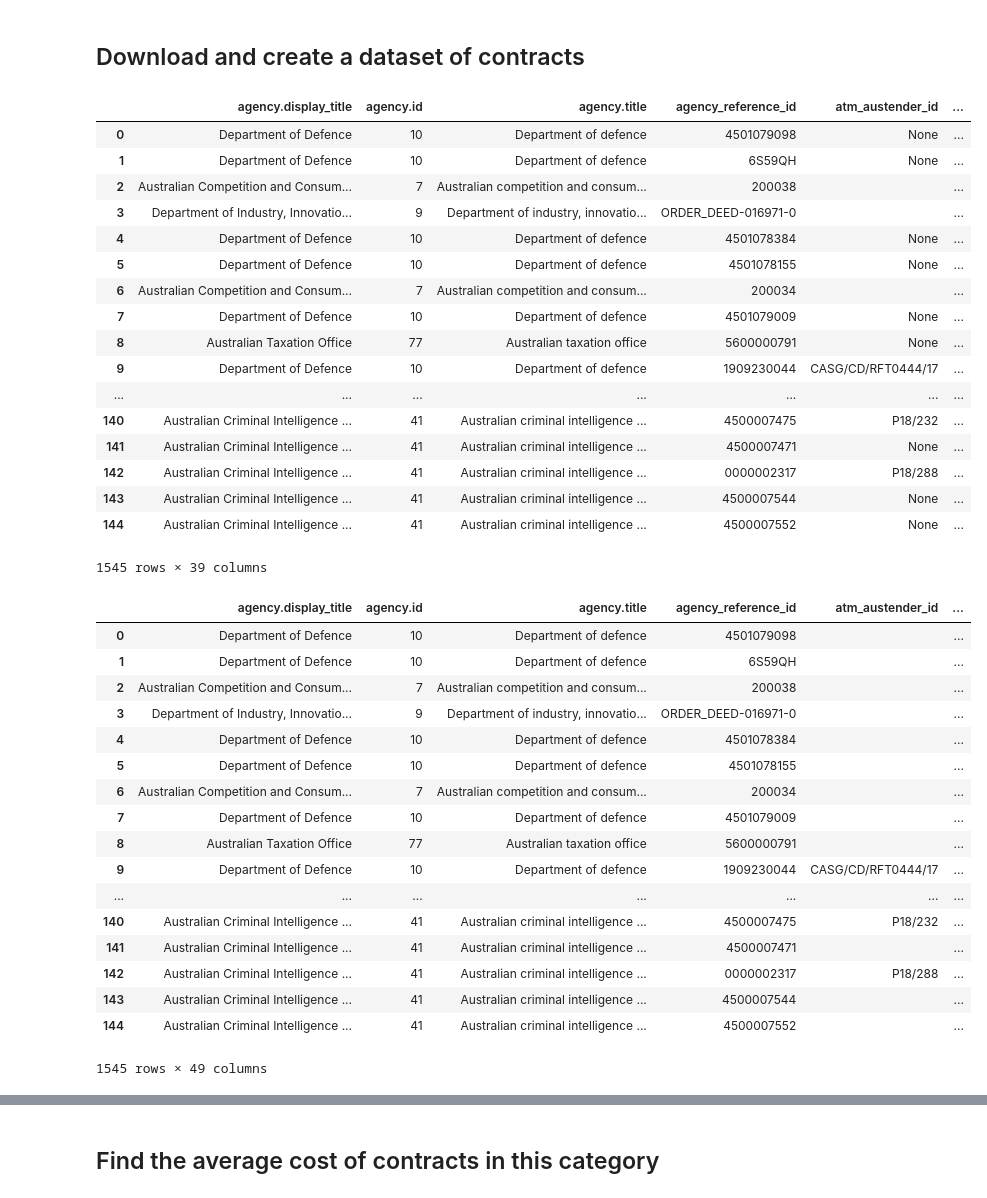
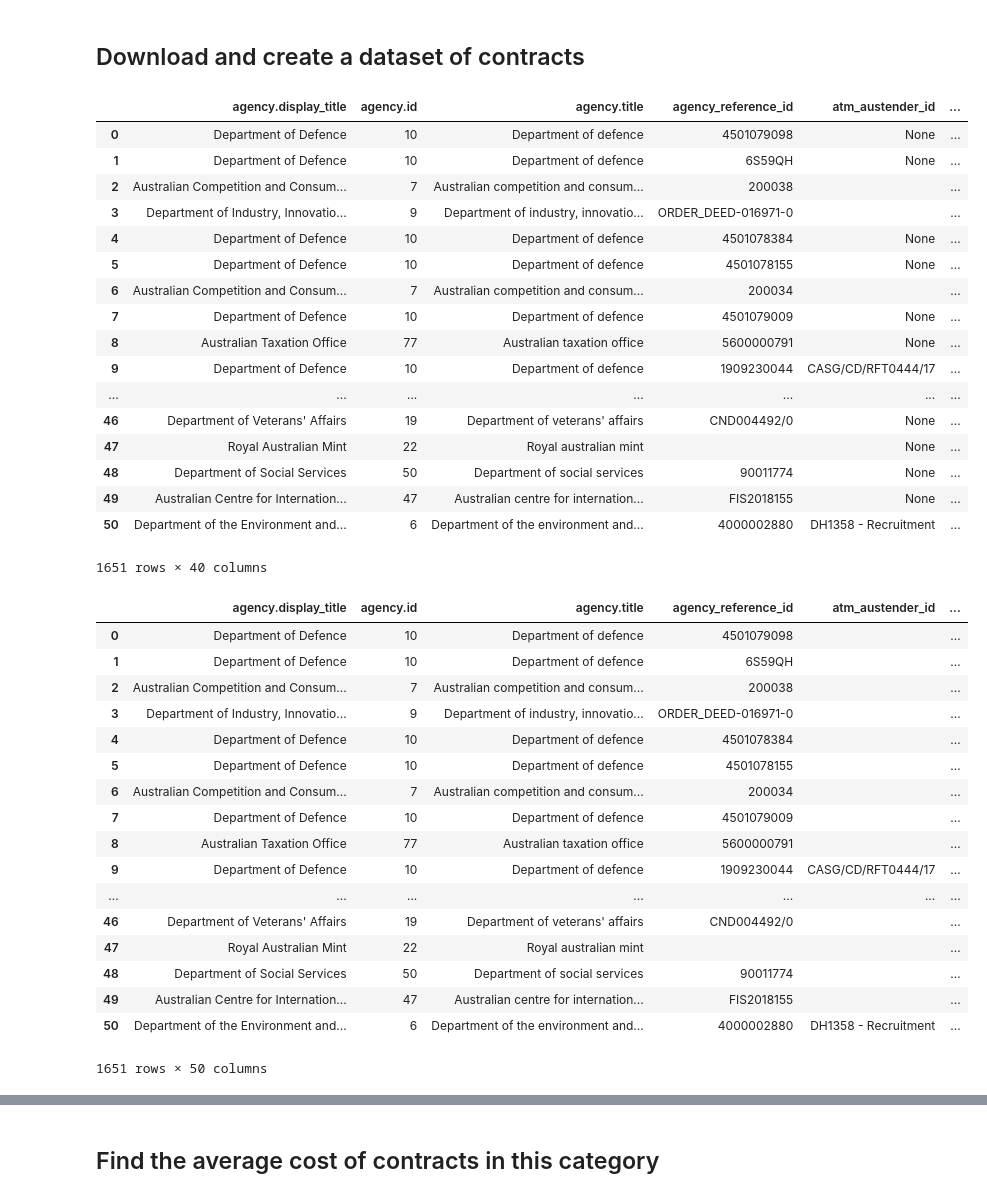
Before and after one commit to bpandrew/govconnectapi, a Jupyter notebook: Untitled.ipynb, the cells around one changed output, grey strips where cells are left out. Drawn from its saved outputs; the diff is of its cells as text; code cells hidden in the pictures.

```diff
--- a/Untitled.ipynb
+++ b/Untitled.ipynb
@@ -15,40 +15,40 @@ session = {"endpoint":"http://127.0.0.1:5000/"}#
 
 QUERY_ENDPOINT = session['endpoint']+"contracts_data?page=0"
 uResponse = requests.get(url = QUERY_ENDPOINT)
 query_data = json.loads(uResponse.text)
 pages = int(query_data['pages'])
-pages = 10 # force the maximum number of pages ***** TEMP ******
+pages = 50 # force the maximum number of pages ***** TEMP ******
 
 df = pd.DataFrame()
 
 for i in range(pages):
     QUERY_ENDPOINT = session['endpoint']+"contracts_data?page="+str(i+1)
     uResponse = requests.get(url = QUERY_ENDPOINT)
     query_data = json.loads(uResponse.text)
     df_temp = json_normalize(query_data['data'])
     df = pd.concat([df, df_temp], sort=False)
 
 df = df.drop(['branch', 'division', 'son', 'unspsc'], axis=1) # drop the json 'column headers'
 df
 # %% [output]
 |  | agency.display_title | agency.id | agency.title | agency_reference_id | atm_austender_id | ... |
 | 0 | Department of Defence | 10 | Department of defence | 4501079098 | None | ... |
 | 1 | Department of Defence | 10 | Department of defence | 6S59QH | None | ... |
 | 2 | Australian Competition and Consum... | 7 | Australian competition and consum... | 200038 |  | ... |
 | 3 | Department of Industry, Innovatio... | 9 | Department of industry, innovatio... | ORDER_DEED-016971-0 |  | ... |
 | 4 | Department of Defence | 10 | Department of defence | 4501078384 | None | ... |
 | 5 | Department of Defence | 10 | Department of defence | 4501078155 | None | ... |
 | 6 | Australian Competition and Consum... | 7 | Australian competition and consum... | 200034 |  | ... |
 | 7 | Department of Defence | 10 | Department of defence | 4501079009 | None | ... |
 | 8 | Australian Taxation Office | 77 | Australian taxation office | 5600000791 | None | ... |
 | 9 | Department of Defence | 10 | Department of defence | 1909230044 | CASG/CD/RFT0444/17 | ... |
 | ... | ... | ... | ... | ... | ... | ... |
-| 140 | Australian Criminal Intelligence ... | 41 | Australian criminal intelligence ... | 4500007475 | P18/232 | ... |
-| 141 | Australian Criminal Intelligence ... | 41 | Australian criminal intelligence ... | 4500007471 | None | ... |
-| 142 | Australian Criminal Intelligence ... | 41 | Australian criminal intelligence ... | 0000002317 | P18/288 | ... |
-| 143 | Australian Criminal Intelligence ... | 41 | Australian criminal intelligence ... | 4500007544 | None | ... |
-| 144 | Australian Criminal Intelligence ... | 41 | Australian criminal intelligence ... | 4500007552 | None | ... |
+| 46 | Department of Veterans' Affairs | 19 | Department of veterans' affairs | CND004492/0 | None | ... |
+| 47 | Royal Australian Mint | 22 | Royal australian mint |  | None | ... |
+| 48 | Department of Social Services | 50 | Department of social services | 90011774 | None | ... |
+| 49 | Australian Centre for Internation... | 47 | Australian centre for internation... | FIS2018155 | None | ... |
+| 50 | Department of the Environment and... | 6 | Department of the environment and... | 4000002880 | DH1358 - Recruitment | ... |
-1545 rows × 39 columns
+1651 rows × 40 columns
 # %%
 df['dt_publish_date'] = pd.to_datetime(df['publish_date'])
 df['dt_contract_start'] = pd.to_datetime(df['contract_start'])
@@ -87,9 +87,9 @@ df
 | 8 | Australian Taxation Office | 77 | Australian taxation office | 5600000791 |  | ... |
 | 9 | Department of Defence | 10 | Department of defence | 1909230044 | CASG/CD/RFT0444/17 | ... |
 | ... | ... | ... | ... | ... | ... | ... |
-| 140 | Australian Criminal Intelligence ... | 41 | Australian criminal intelligence ... | 4500007475 | P18/232 | ... |
-| 141 | Australian Criminal Intelligence ... | 41 | Australian criminal intelligence ... | 4500007471 |  | ... |
-| 142 | Australian Criminal Intelligence ... | 41 | Australian criminal intelligence ... | 0000002317 | P18/288 | ... |
-| 143 | Australian Criminal Intelligence ... | 41 | Australian criminal intelligence ... | 4500007544 |  | ... |
-| 144 | Australian Criminal Intelligence ... | 41 | Australian criminal intelligence ... | 4500007552 |  | ... |
+| 46 | Department of Veterans' Affairs | 19 | Department of veterans' affairs | CND004492/0 |  | ... |
+| 47 | Royal Australian Mint | 22 | Royal australian mint |  |  | ... |
+| 48 | Department of Social Services | 50 | Department of social services | 90011774 |  | ... |
+| 49 | Australian Centre for Internation... | 47 | Australian centre for internation... | FIS2018155 |  | ... |
+| 50 | Department of the Environment and... | 6 | Department of the environment and... | 4000002880 | DH1358 - Recruitment | ... |
-1545 rows × 49 columns
+1651 rows × 50 columns
```
Also changed, not shown: parts of 24 cells of this notebook, 12 other files.
